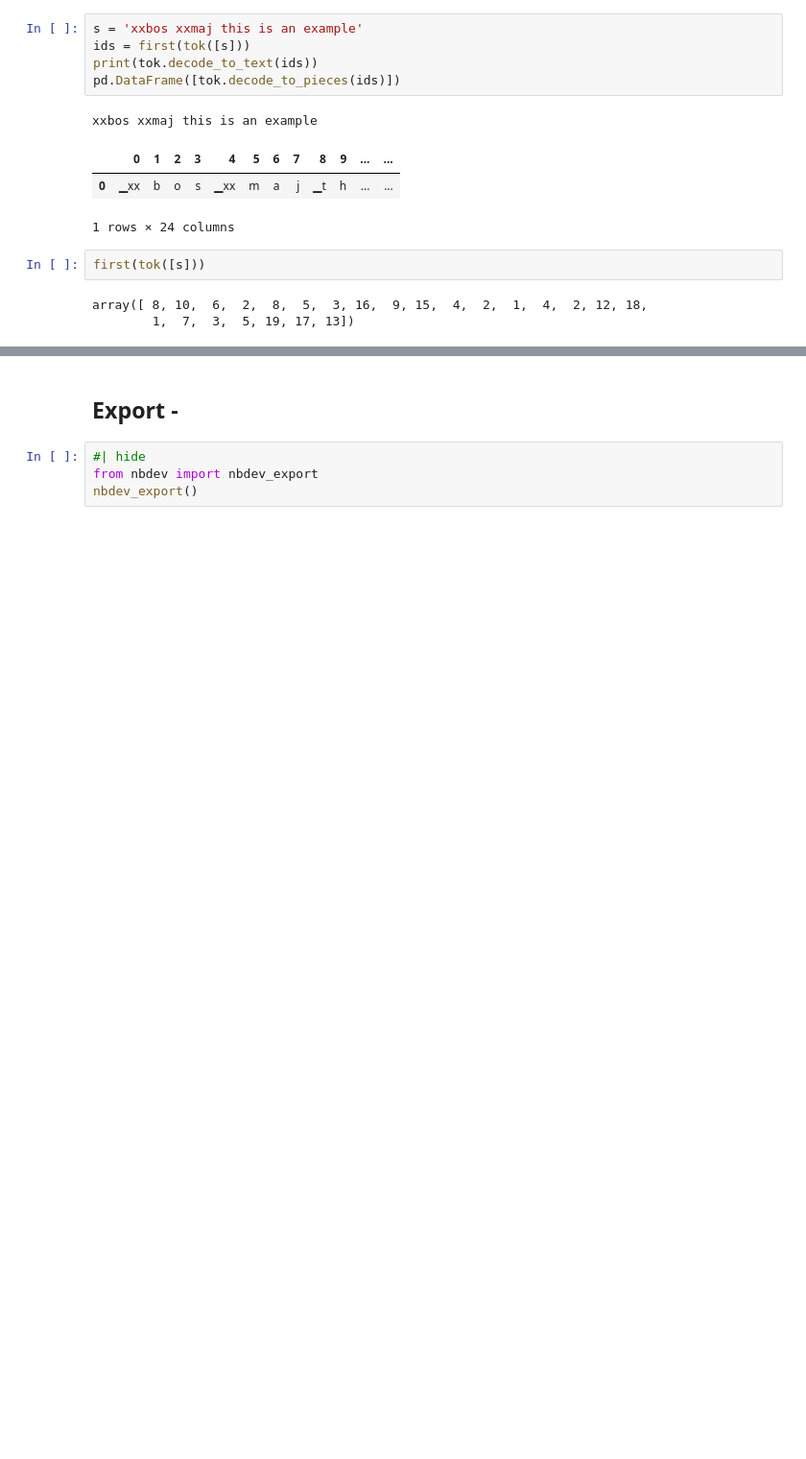
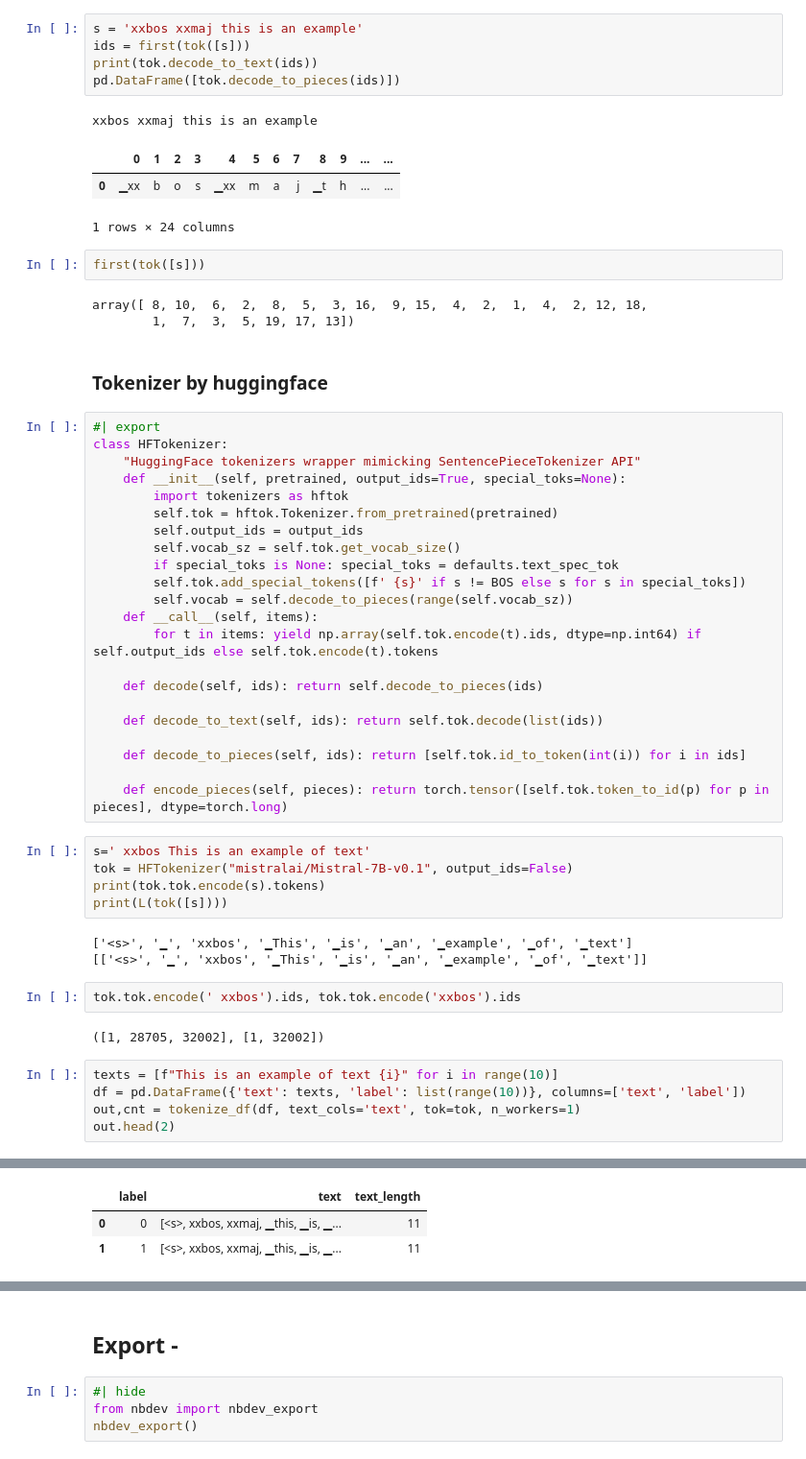
Before and after one commit to PiotrCzapla/fastai, a Jupyter notebook: nbs/30_text.core.ipynb, the cells around one changed output, grey strips where cells are left out. Shown: that part at 96% size. Cells and saved outputs as stored; diff of their text form; blank space fills up the shorter version.

Commit message:
Support for HFTokenizers.

```diff
--- a/nbs/30_text.core.ipynb
+++ b/nbs/30_text.core.ipynb
@@ -708,3 +714,45 @@ first(tok([s]))
 # %% [output]
 array([ 8, 10,  6,  2,  8,  5,  3, 16,  9, 15,  4,  2,  1,  4,  2, 12, 18,
         1,  7,  3,  5, 19, 17, 13])
+# %% [markdown]
+### Tokenizer by huggingface
+# %%
+#| export
+class HFTokenizer:
+    "HuggingFace tokenizers wrapper mimicking SentencePieceTokenizer API"
+    def __init__(self, pretrained, output_ids=True, special_toks=None):
+        import tokenizers as hftok
+        self.tok = hftok.Tokenizer.from_pretrained(pretrained)
+        self.output_ids = output_ids
+        self.vocab_sz = self.tok.get_vocab_size()
+        if special_toks is None: special_toks = defaults.text_spec_tok
+        self.tok.add_special_tokens([f' {s}' if s != BOS else s for s in special_toks])
+        self.vocab = self.decode_to_pieces(range(self.vocab_sz))
+    def __call__(self, items):
+        for t in items: yield np.array(self.tok.encode(t).ids, dtype=np.int64) if self.output_ids else self.tok.encode(t).tokens
+
+    def decode(self, ids): return self.decode_to_pieces(ids)
+
+    def decode_to_text(self, ids): return self.tok.decode(list(ids))
+
+    def decode_to_pieces(self, ids): return [self.tok.id_to_token(int(i)) for i in ids]
+
+    def encode_pieces(self, pieces): return torch.tensor([self.tok.token_to_id(p) for p in pieces], dtype=torch.long)
+# %%
+s=' xxbos This is an example of text'
+tok = HFTokenizer("mistralai/Mistral-7B-v0.1", output_ids=False)
+print(tok.tok.encode(s).tokens)
+print(L(tok([s])))
+# %% [output]
+['<s>', '▁', 'xxbos', '▁This', '▁is', '▁an', '▁example', '▁of', '▁text']
+[['<s>', '▁', 'xxbos', '▁This', '▁is', '▁an', '▁example', '▁of', '▁text']]
+# %%
+tok.tok.encode(' xxbos').ids, tok.tok.encode('xxbos').ids
+# %% [output]
+([1, 28705, 32002], [1, 32002])
+# %%
+texts = [f"This is an example of text {i}" for i in range(10)]
+df = pd.DataFrame({'text': texts, 'label': list(range(10))}, columns=['text', 'label'])
+out,cnt = tokenize_df(df, text_cols='text', tok=tok, n_workers=1)
+out.head(2)
+# %% [output]
@@ -710,0 +760,3 @@ array([ 8, 10,  6,  2,  8,  5,  3, 16,  9, 15,  4,  2,  1,  4,  2, 12, 18,
+|  | label | text | text_length |
+| 0 | 0 | [<s>, xxbos, xxmaj, ▁this, ▁is, ▁... | 11 |
+| 1 | 1 | [<s>, xxbos, xxmaj, ▁this, ▁is, ▁... | 11 |
```
Also changed, not shown: parts of 18 cells of this notebook, 8 other files.
